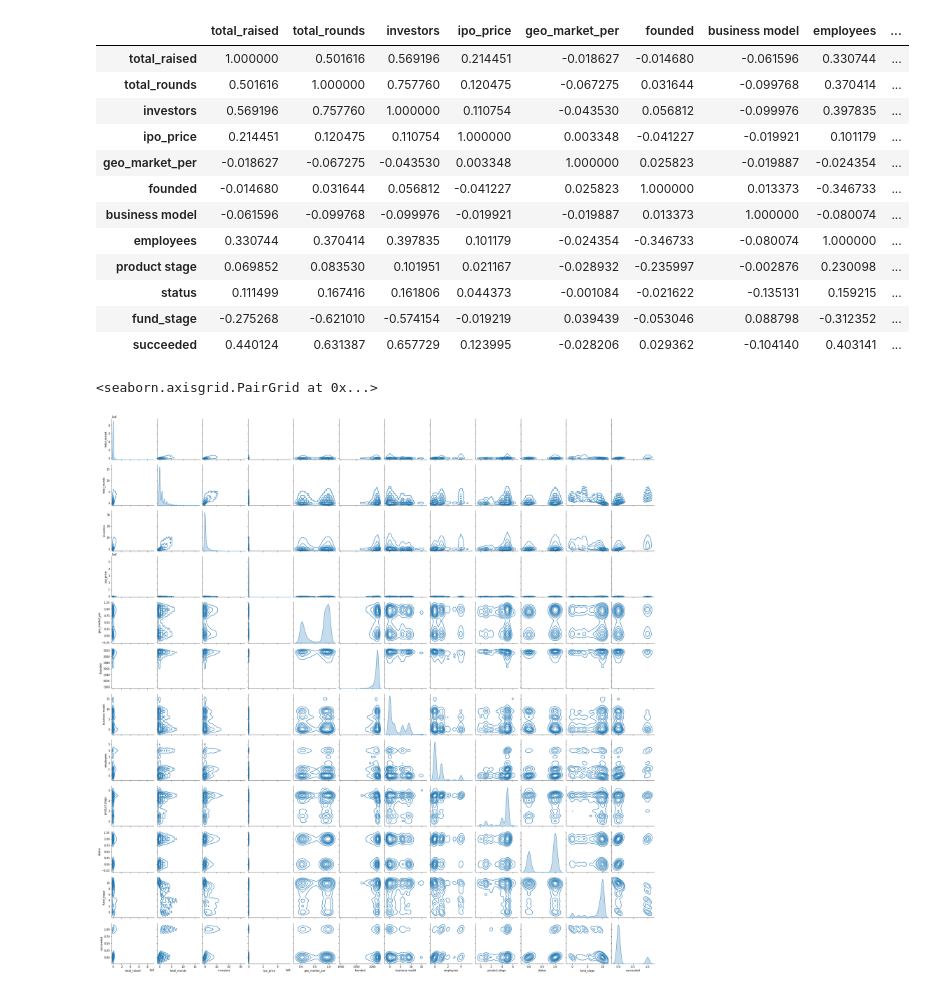
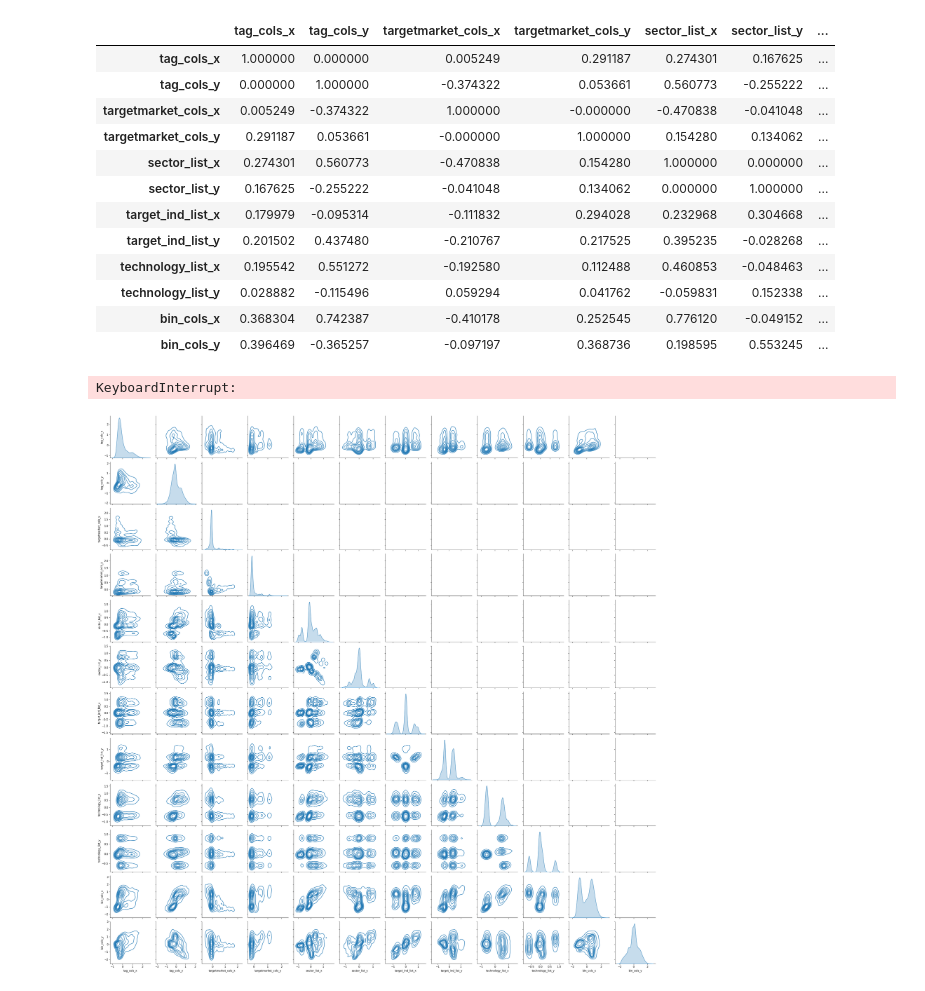
Before and after one commit to matanini/startup_classifier, a Jupyter notebook: visualization.ipynb, the cells around one changed output. Cells and saved outputs as stored; diff of their text form; code cells hidden in the pictures.

```diff
--- a/visualization.ipynb
+++ b/visualization.ipynb
@@ -19,10 +13,16 @@ df.loc[(df["status"]==0)|(df['total_raised']<=success_rate), 'succeeded'] = 0
+# %%
+bin_df = pd.read_csv('data/dataframes/df_after_cols_reduction.csv').iloc[:,1:]
+pca_df = pd.read_csv('data/dataframes/pca_df.csv').iloc[:,1:]
 # %%
-cat_cols = ['founded', 'business model','employees','product stage','status','fund_stage','succeeded']
+cat_cols = ['company_name', 'company_about','founded', 'business model','employees','product stage','status','fund_stage','suceeded']
 num_cols = ['total_raised','total_rounds', 'investors','ipo_price', 'geo_market_per']
-tag_cols = [col for col in df.columns if col.startswith('tag_')]
-targetmarket_cols = [col for col in df.columns if col.startswith('targetmarket_')]
-sector_list = [col for col in df.columns if col.startswith("sector_")]
-target_ind_list = [col  for col in df.columns if col.startswith("target_industry_")]
-technology_list = [col  for col in df.columns if col.startswith("core_technology_")]
+tag_cols = [col for col in bin_df.columns if col.startswith('tag_')]
+targetmarket_cols = [col for col in bin_df.columns if col.startswith('targetmarket_')]
+sector_list = [col for col in bin_df.columns if col.startswith("sector_")]
+target_ind_list = [col  for col in bin_df.columns if col.startswith("industry_")]
+technology_list = [col  for col in bin_df.columns if col.startswith("technology_")]
+
+
+pca_cols = [col for col in pca_df.columns if col not in cat_cols and col not in num_cols]
 bin_cols = tag_cols + targetmarket_cols + sector_list + target_ind_list + technology_list
 # %%
@@ -77,22 +47,22 @@ df[df['core_technology_Artificial Intelligence'] == 1]
 # %%
-rs = np.random.RandomState(0)
+# rs = np.random.RandomState(0)
 
-corr = df[num_cols + cat_cols].corr()
+corr = pca_df[pca_cols].corr()
 corr.style.background_gradient(cmap='PuOr_r')
 # 'coolwarm', 'RdBu_r', 'BrBG_r', & 'PuOr_r' are other good diverging colormaps
 # %% [output]
-|  | total_raised | total_rounds | investors | ipo_price | geo_market_per | founded | business model | employees | ... |
-| total_raised | 1.000000 | 0.501616 | 0.569196 | 0.214451 | -0.018627 | -0.014680 | -0.061596 | 0.330744 | ... |
-| total_rounds | 0.501616 | 1.000000 | 0.757760 | 0.120475 | -0.067275 | 0.031644 | -0.099768 | 0.370414 | ... |
-| investors | 0.569196 | 0.757760 | 1.000000 | 0.110754 | -0.043530 | 0.056812 | -0.099976 | 0.397835 | ... |
-| ipo_price | 0.214451 | 0.120475 | 0.110754 | 1.000000 | 0.003348 | -0.041227 | -0.019921 | 0.101179 | ... |
-| geo_market_per | -0.018627 | -0.067275 | -0.043530 | 0.003348 | 1.000000 | 0.025823 | -0.019887 | -0.024354 | ... |
-| founded | -0.014680 | 0.031644 | 0.056812 | -0.041227 | 0.025823 | 1.000000 | 0.013373 | -0.346733 | ... |
-| business model | -0.061596 | -0.099768 | -0.099976 | -0.019921 | -0.019887 | 0.013373 | 1.000000 | -0.080074 | ... |
-| employees | 0.330744 | 0.370414 | 0.397835 | 0.101179 | -0.024354 | -0.346733 | -0.080074 | 1.000000 | ... |
-| product stage | 0.069852 | 0.083530 | 0.101951 | 0.021167 | -0.028932 | -0.235997 | -0.002876 | 0.230098 | ... |
-| status | 0.111499 | 0.167416 | 0.161806 | 0.044373 | -0.001084 | -0.021622 | -0.135131 | 0.159215 | ... |
-| fund_stage | -0.275268 | -0.621010 | -0.574154 | -0.019219 | 0.039439 | -0.053046 | 0.088798 | -0.312352 | ... |
-| succeeded | 0.440124 | 0.631387 | 0.657729 | 0.123995 | -0.028206 | 0.029362 | -0.104140 | 0.403141 | ... |
+|  | tag_cols_x | tag_cols_y | targetmarket_cols_x | targetmarket_cols_y | sector_list_x | sector_list_y | ... |
+| tag_cols_x | 1.000000 | 0.000000 | 0.005249 | 0.291187 | 0.274301 | 0.167625 | ... |
+| tag_cols_y | 0.000000 | 1.000000 | -0.374322 | 0.053661 | 0.560773 | -0.255222 | ... |
+| targetmarket_cols_x | 0.005249 | -0.374322 | 1.000000 | -0.000000 | -0.470838 | -0.041048 | ... |
+| targetmarket_cols_y | 0.291187 | 0.053661 | -0.000000 | 1.000000 | 0.154280 | 0.134062 | ... |
+| sector_list_x | 0.274301 | 0.560773 | -0.470838 | 0.154280 | 1.000000 | 0.000000 | ... |
+| sector_list_y | 0.167625 | -0.255222 | -0.041048 | 0.134062 | 0.000000 | 1.000000 | ... |
+| target_ind_list_x | 0.179979 | -0.095314 | -0.111832 | 0.294028 | 0.232968 | 0.304668 | ... |
+| target_ind_list_y | 0.201502 | 0.437480 | -0.210767 | 0.217525 | 0.395235 | -0.028268 | ... |
+| technology_list_x | 0.195542 | 0.551272 | -0.192580 | 0.112488 | 0.460853 | -0.048463 | ... |
+| technology_list_y | 0.028882 | -0.115496 | 0.059294 | 0.041762 | -0.059831 | 0.152338 | ... |
+| bin_cols_x | 0.368304 | 0.742387 | -0.410178 | 0.252545 | 0.776120 | -0.049152 | ... |
+| bin_cols_y | 0.396469 | -0.365257 | -0.097197 | 0.368736 | 0.198595 | 0.553245 | ... |
 # %%
 
@@ -101,7 +71,7 @@ fig.show()
 # %%
 # rs = np.random.RandomState(0)
 # df2 = pd.DataFrame(rs.rand(10, 10))
-sns.pairplot(df[num_cols+ cat_cols], kind='kde')
+sns.pairplot(pca_df[pca_cols], kind='kde')
 # %% [output]
-<seaborn.axisgrid.PairGrid at 0x...>
+KeyboardInterrupt:
-[figure, old version]
+[figure, new version]
```
Also changed, not shown: parts of 8 cells of this notebook, 9 other files.
